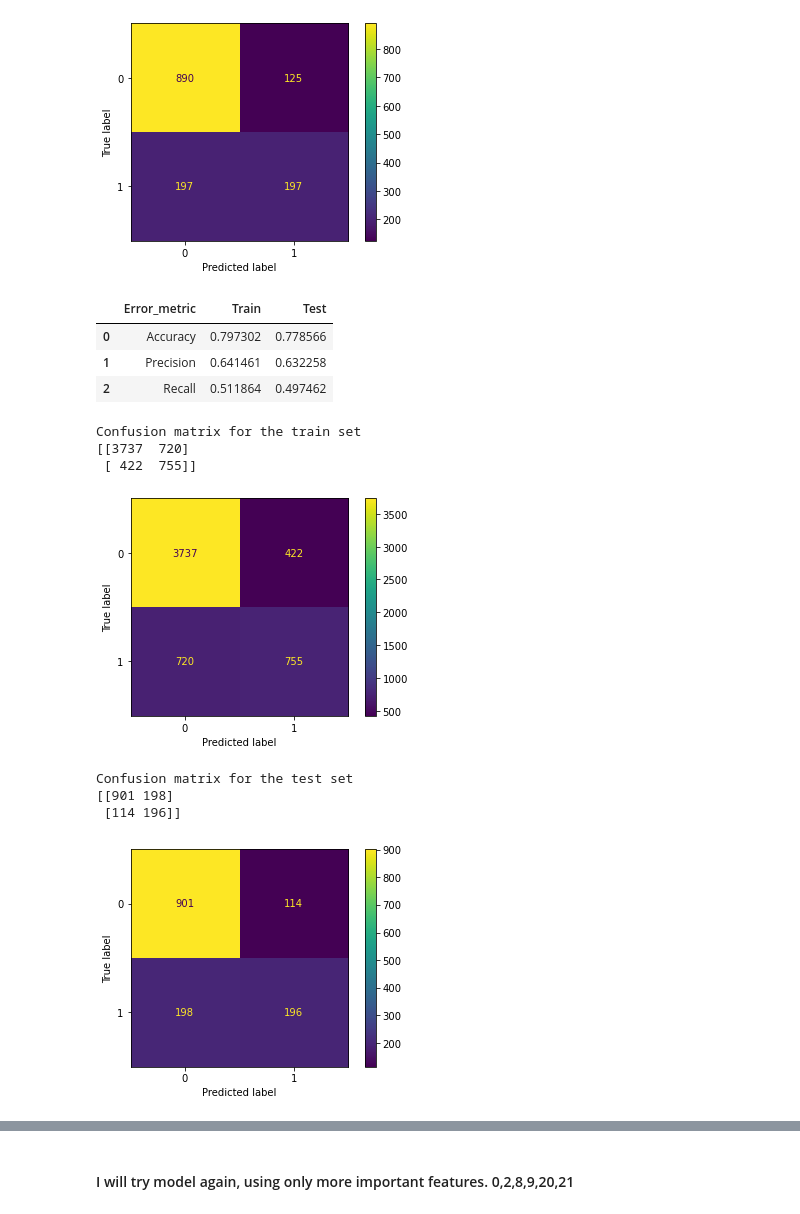
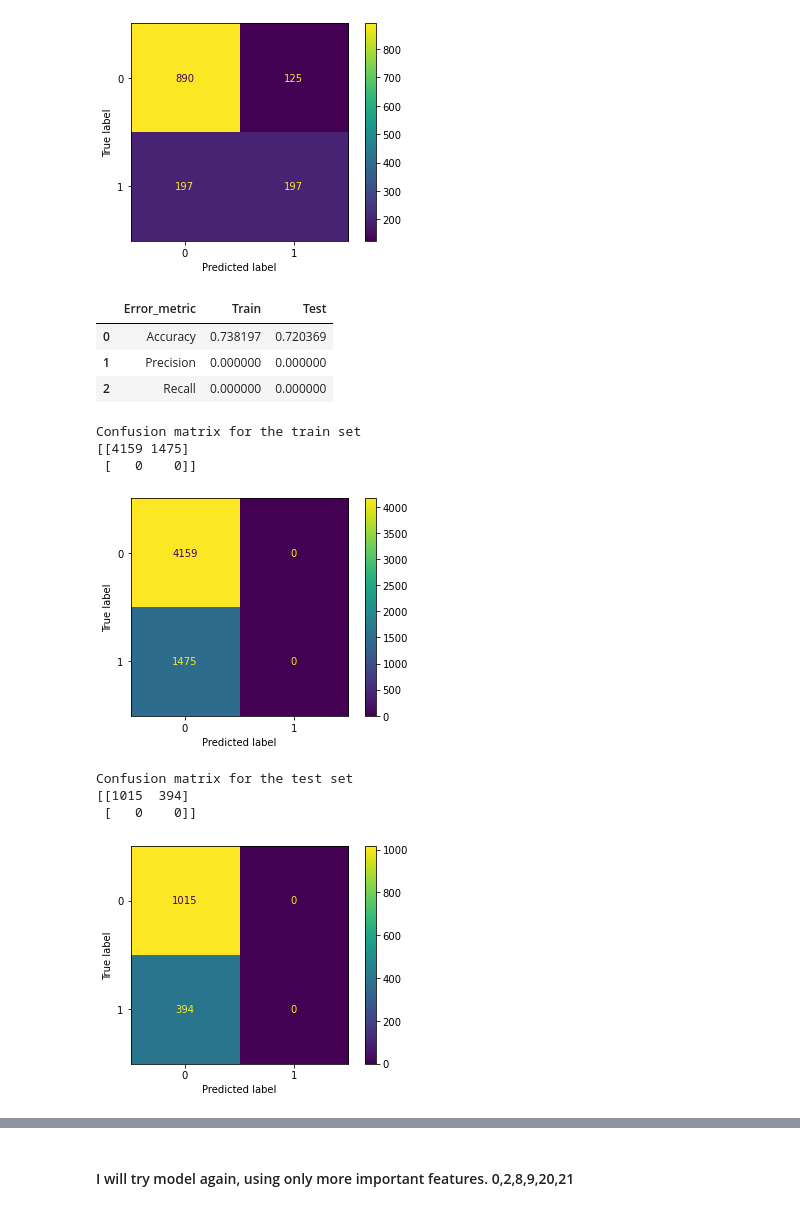
Before and after one commit to marisra/Ironhack-Labs, a Jupyter notebook: Logistic regression/Logistic regression.ipynb, the cells around one changed output, grey strips where cells are left out. Drawn from its saved outputs; the diff is of its cells as text; code cells hidden in the pictures.

```diff
--- a/Logistic regression/Logistic regression.ipynb
+++ b/Logistic regression/Logistic regression.ipynb
@@ -436,49 +582,49 @@ Confusion matrix for the test set
  [197 197]]
 [figure]
 # %%
-# Decision tree
+# Decision tree. Changing also max features and min sample to see how this affects my results.
 
-dt = DecisionTreeClassifier(max_depth=4)
+dt = DecisionTreeClassifier(max_depth=4, max_features=3, min_samples_leaf=150)
 
 dt.fit(X_train, y_train)
 
 y_pred_train_dt = dt.predict(X_train)
 y_pred_test_dt = dt.predict(X_test)
 
 
 performance_df = pd.DataFrame({'Error_metric': ['Accuracy','Precision','Recall'],
                                'Train': [accuracy_score(y_train, y_pred_train_dt),
                                          precision_score(y_train, y_pred_train_dt),
                                          recall_score(y_train, y_pred_train_dt)],
                                'Test': [accuracy_score(y_test, y_pred_test_dt),
                                         precision_score(y_test, y_pred_test_dt),
                                         recall_score(y_test, y_pred_test_dt)]})
 
 display(performance_df)
 
 print("Confusion matrix for the train set")
 print(confusion_matrix(y_train,y_pred_train_dt).T)
 plot_confusion_matrix(dt,X_train,y_train, values_format = 'd')
 plt.show()
 
 print()
 print()
 
 print("Confusion matrix for the test set")
 print(confusion_matrix(y_test,y_pred_test_dt).T)
 plot_confusion_matrix(dt,X_test,y_test, values_format = 'd')
 plt.show()
 # %% [output]
 |  | Error_metric | Train | Test |
-| 0 | Accuracy | 0.797302 | 0.778566 |
-| 1 | Precision | 0.641461 | 0.632258 |
-| 2 | Recall | 0.511864 | 0.497462 |
+| 0 | Accuracy | 0.738197 | 0.720369 |
+| 1 | Precision | 0.000000 | 0.000000 |
+| 2 | Recall | 0.000000 | 0.000000 |
 Confusion matrix for the train set
-[[3737  720]
- [ 422  755]]
+[[4159 1475]
+ [   0    0]]
-[figure, old version]
+[figure, new version]
 Confusion matrix for the test set
-[[901 198]
- [114 196]]
+[[1015  394]
+ [   0    0]]
-[figure, old version]
+[figure, new version]
 # %%
```
Also changed, not shown: parts of 61 cells of this notebook.
